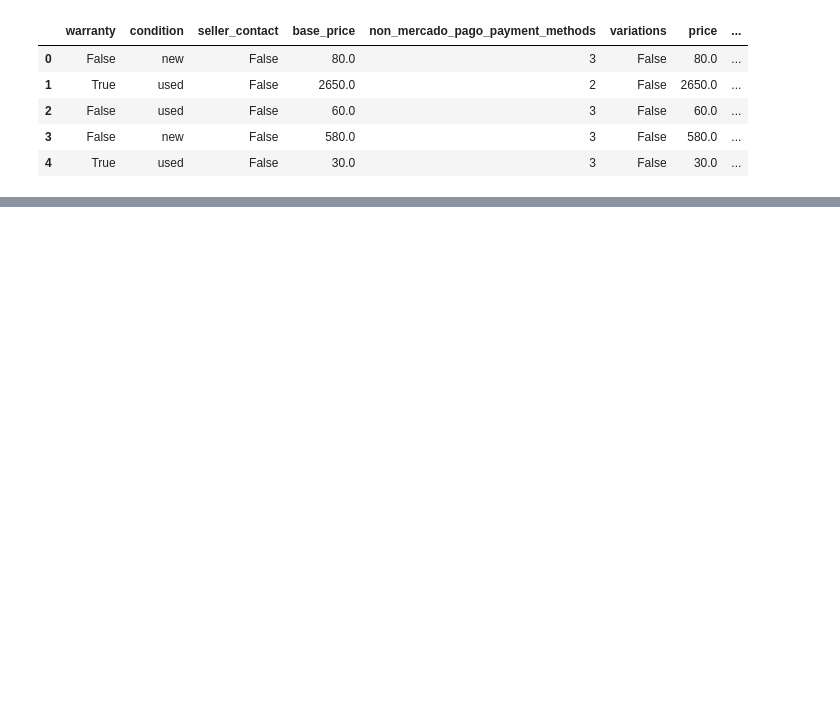
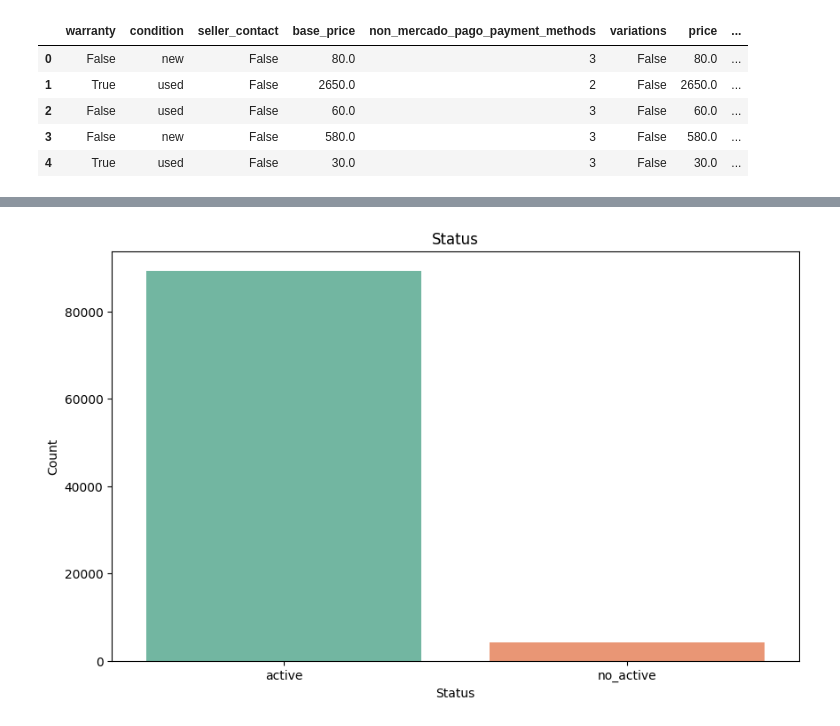
Before and after one commit to jalvergara/model_training, a Jupyter notebook: morales-varela/notebook/000_EDA.ipynb, the cells around one changed output, grey strips where cells are left out. Cells and saved outputs as stored; diff of their text form; code cells hidden in the pictures; blank space fills up the shorter version.

```diff
--- a/morales-varela/notebook/000_EDA.ipynb
+++ b/morales-varela/notebook/000_EDA.ipynb
@@ -366,0 +403,9 @@ raw_data.to_csv("../datos/cleandata.csv")
+# %%
+plt.figure(figsize=(10, 6))
+sns.countplot(data=raw_data, x='status', hue='status', palette='Set2', legend=False)
+plt.title('Status')
+plt.xlabel('Status')
+plt.ylabel('Count')
+plt.show()
+# %% [output]
+[figure, added]
```
Also changed, not shown: parts of 9 cells of this notebook, 1 other file.
